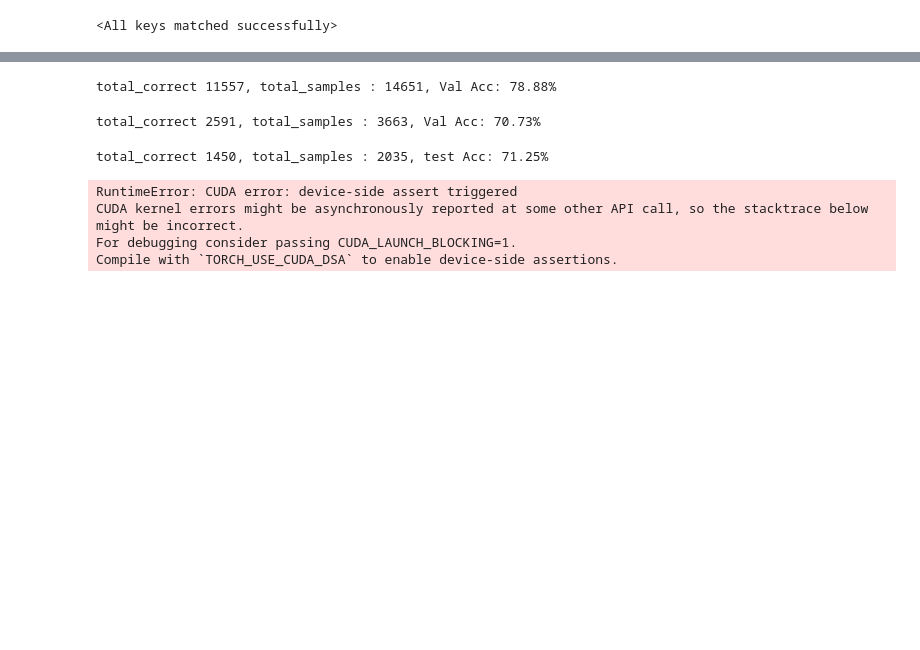
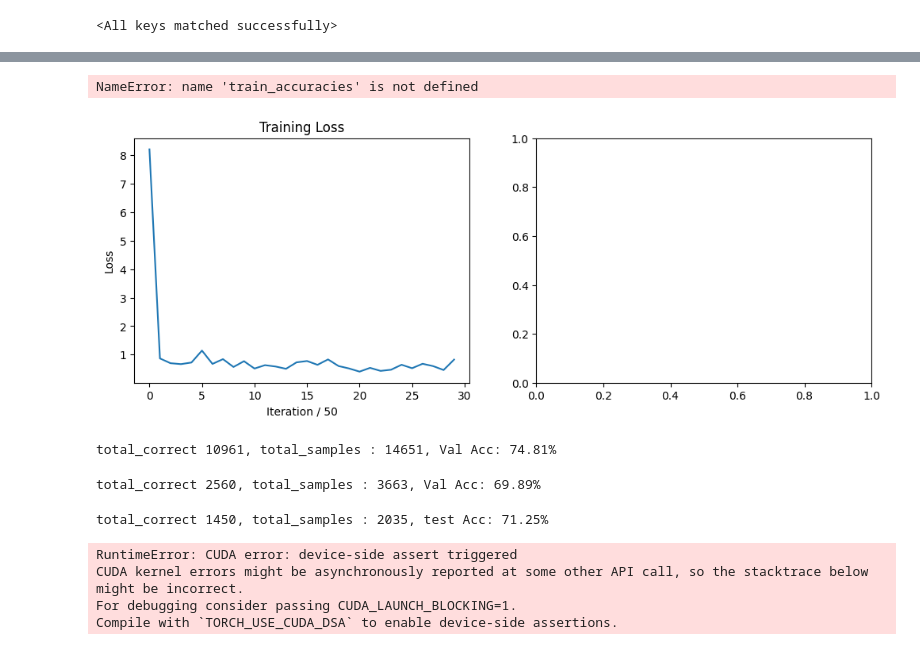
Before and after one commit to DanielOchana/Suicidal-Prediction-Transformer, a Jupyter notebook: deep/deep_learning_project.ipynb, the cells around one changed output, grey strips where cells are left out. Cells and saved outputs as stored; diff of their text form; code cells hidden in the pictures; blank space fills up the shorter version.

```diff
--- a/deep/deep_learning_project.ipynb
+++ b/deep/deep_learning_project.ipynb
@@ -236,9 +237,9 @@ Dropout = np.random.uniform(0.1, 0.12)
 #criterion = nn.CrossEntropyLoss() #FIXME
 criterion = nn.BCEWithLogitsLoss()
 learning_rate = np.random.uniform(1e-3, 0.01)
-learning_rate = 2e-4
-num_epochs = 3
-batch_size = 16
+learning_rate = 3e-3
+num_epochs = 4
+batch_size = 32
 # %%
 
 device = torch.device("cuda" if torch.cuda.is_available() else "cpu")
@@ -336,7 +337,8 @@ optimizer = torch.optim.Adam(model.parameters(), lr=learning_rate)
 # %% [output]
 <All keys matched successfully>
 # %%
-
+losses =[]
+train_accuracies = []
 
 for epoch in range(num_epochs):
     model.train()
@@ -361,8 +363,10 @@ for epoch in range(num_epochs):
         total_correct += (predictions[:,0] == labels).sum().item()
         total_samples += labels.size(0)
 
-        if batch_idx % 30 == 1:
+        if batch_idx % 50 == 1:
             accuracy = total_correct / total_samples
+            losses.append(loss.item())
+            train_accuracies.append(accuracy)
             print(f"Epoch [{epoch+1}/{num_epochs}], Batch [{batch_idx+1}/{len(train_loader)}], Loss: {loss.item()}, train_acc: {100. * accuracy:.2f}%")
             total_correct = 0.0
             total_samples = 0.0
@@ -406,5 +410,25 @@ import math
 def accurary_est(y_pred, y_label):
   y_pred = [0 if torch.sigmoid(i) < 0.5 else 1 for i in torch.tensor(y_pred)]
   return sum([1 for res in range(len(y_pred)) if y_pred[res] == y_label[res]]) / len(y_pred)
+# %%
+fig, (ax1, ax2) = plt.subplots(1, 2, figsize=(12, 4))
+
+# Plot losses
+ax1.plot(losses)
+ax1.set_xlabel('Iteration / 50')
+ax1.set_ylabel('Loss')
+ax1.set_title('Training Loss')
+
+# Plot train accuracies
+ax2.plot(train_accuracies)
+ax2.set_xlabel('Iteration / 50')
+ax2.set_ylabel('Accuracy')
+ax2.set_title('Training Accuracy')
+
+plt.tight_layout()
+plt.show()
+# %% [output]
+NameError: name 'train_accuracies' is not defined
+[figure, added]
 # %%
 # Save the model
@@ -428,7 +452,7 @@ with torch.no_grad():
         # print(f'total_correct [{predictions.shape}, total_samples : {labels.shape}')
 print(f'total_correct {total_correct}, total_samples : {total_samples}, Val Acc: {100. * accuracy:.2f}%')
 # %% [output]
-total_correct 11557, total_samples : 14651, Val Acc: 78.88%
+total_correct 10961, total_samples : 14651, Val Acc: 74.81%
 # %%
 # Validation
 model.eval()
@@ -448,7 +472,7 @@ with torch.no_grad():
         # print(f'total_correct [{predictions.shape}, total_samples : {labels.shape}')
 print(f'total_correct {total_correct}, total_samples : {total_samples}, Val Acc: {100. * accuracy:.2f}%')
 # %% [output]
-total_correct 2591, total_samples : 3663, Val Acc: 70.73%
+total_correct 2560, total_samples : 3663, Val Acc: 69.89%
 # %%
 # Test results
 model.eval()
```
Also changed, not shown: parts of 4 cells of this notebook, 2 other files.
